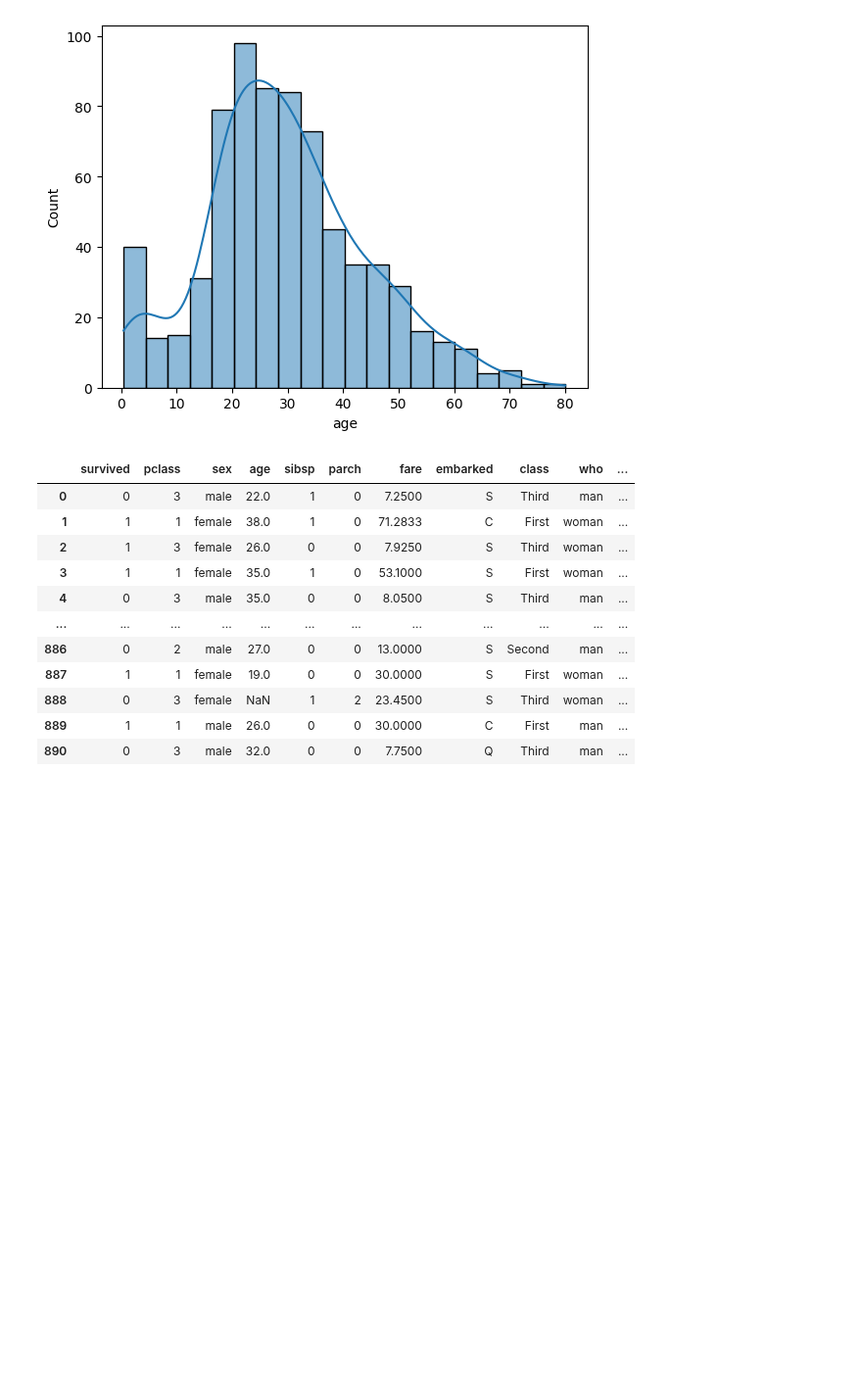
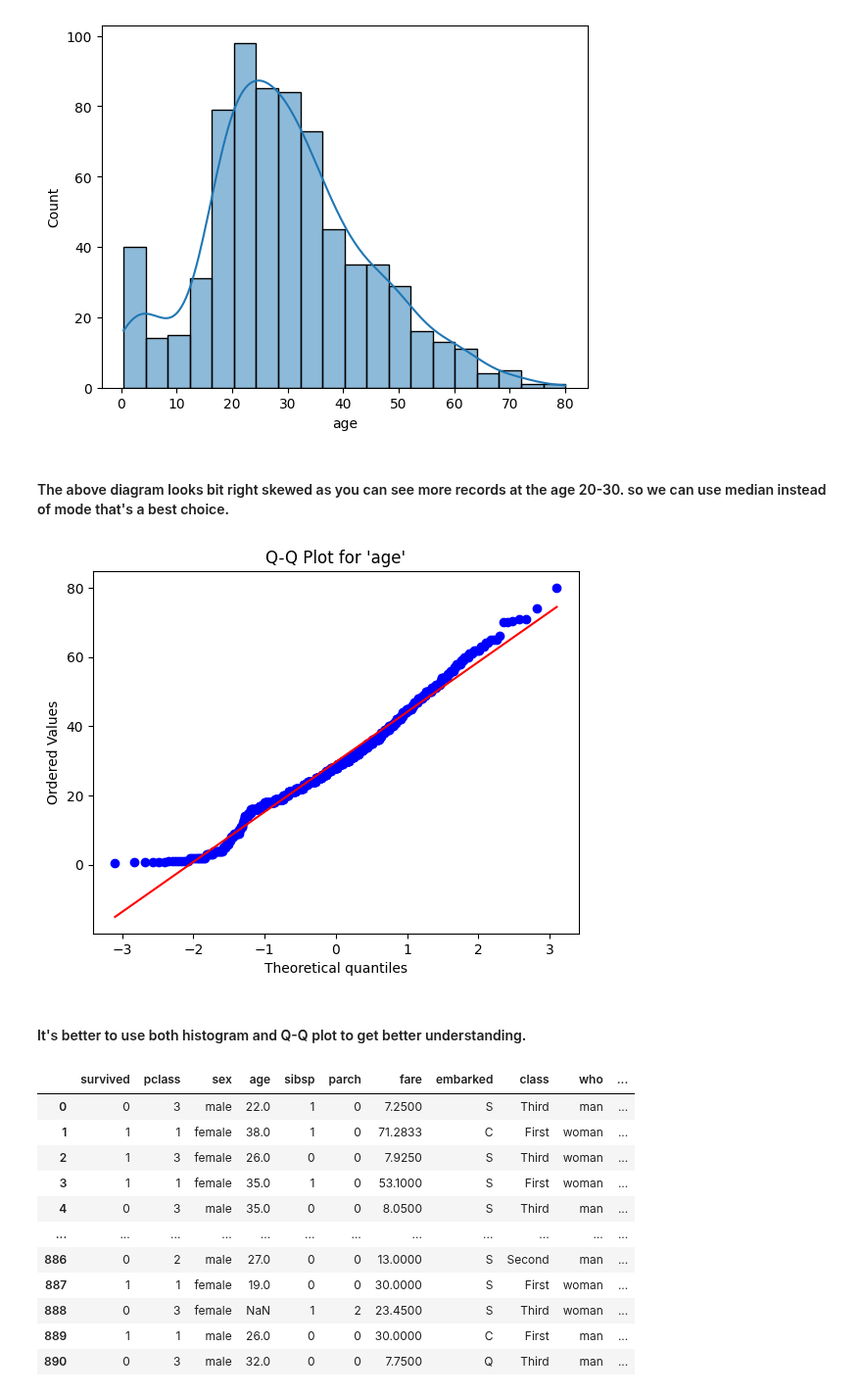
Before and after one commit to Hemanthlvs/Krishnaik_ML_and_DL, a Jupyter notebook: 3_Feature_engineering/1_Handling missing values.ipynb, the cells around one changed output. Shown at 98% size. Drawn from its saved outputs; the diff is of its cells as text; code cells hidden in the pictures; blank space fills up the shorter version.

```diff
--- a/3_Feature_engineering/1_Handling missing values.ipynb
+++ b/3_Feature_engineering/1_Handling missing values.ipynb
@@ -132,6 +132,20 @@ sns.histplot(df['age'],kde='True')
 # %% [output]
 <Axes: xlabel='age', ylabel='Count'>
 [figure]
+# %% [markdown]
+#### The above diagram looks bit right skewed as you can see more records at the age 20-30. so we can use median instead of mode that's a best choice.
+# %%
+import scipy.stats as stats
+import matplotlib.pyplot as plt
+
+# Q-Q Plot
+stats.probplot(df['age'].dropna(), dist="norm", plot=plt)
+plt.title("Q-Q Plot for 'age'")
+plt.show()
+# %% [output]
+[figure, added]
+# %% [markdown]
+#### It's better to use both histogram and Q-Q plot to get better understanding.
 # %%
 df['Age_mean']= df['age'].fillna(df['age'].mean())
 df
```
Also changed, not shown: parts of 1 cell of this notebook.
